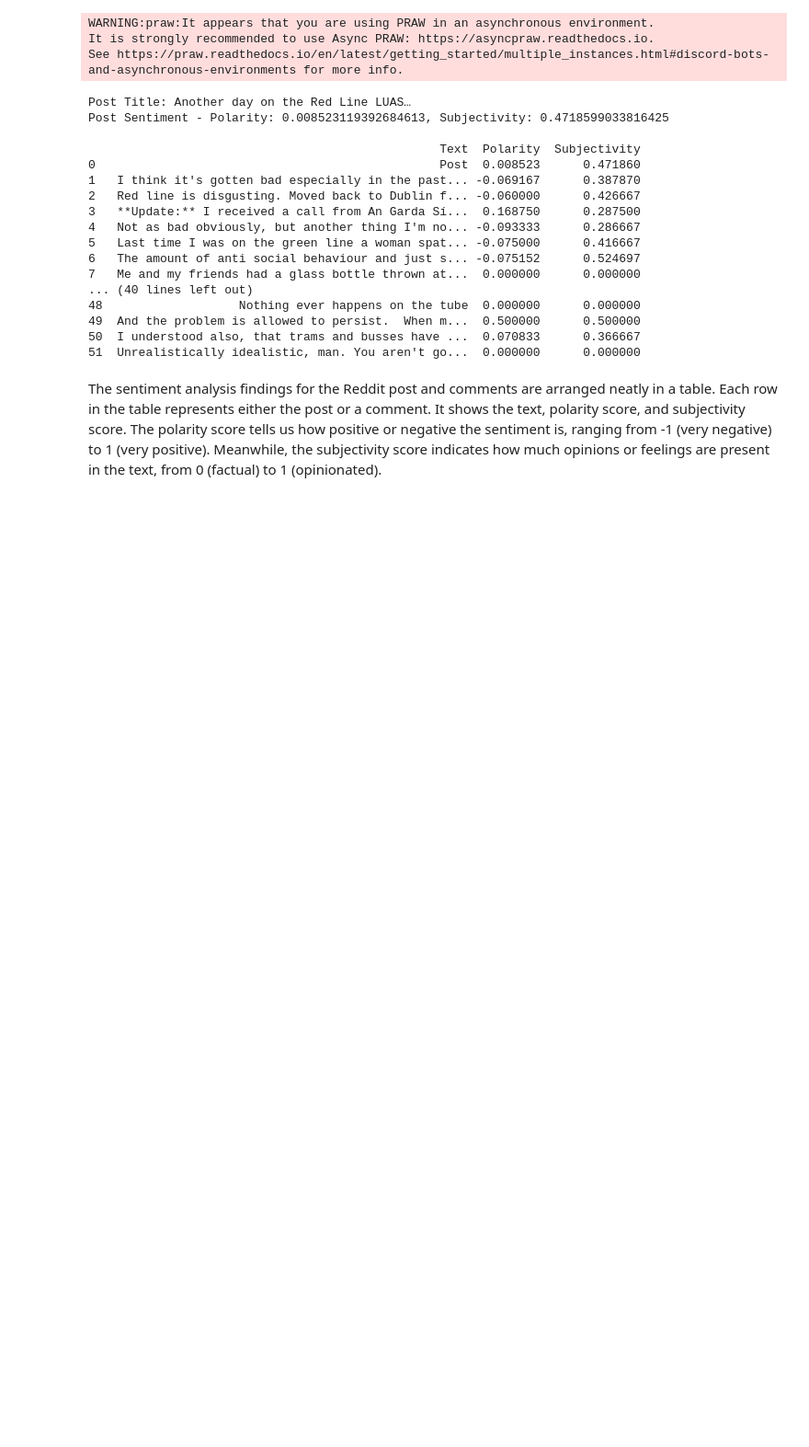
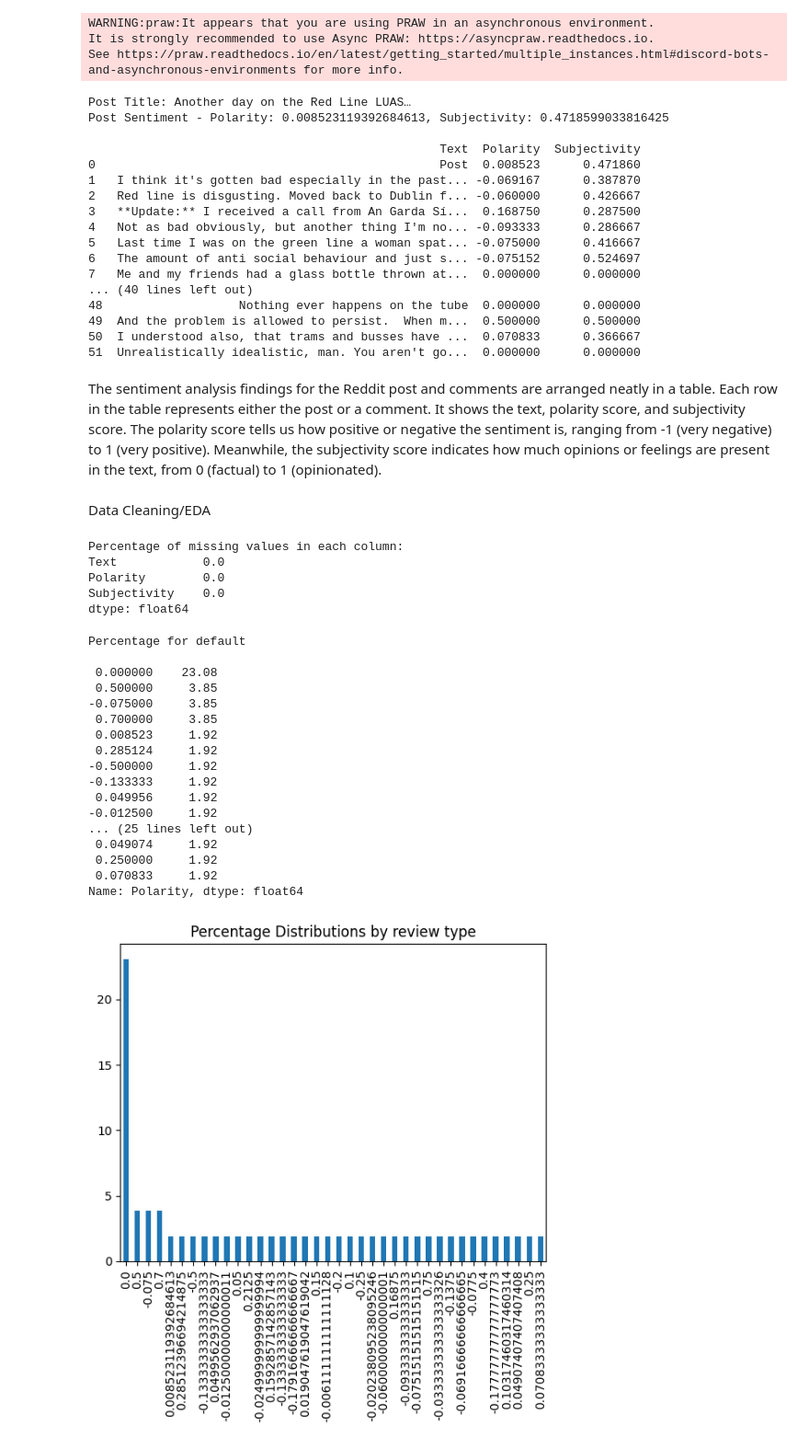
Before and after one commit to salahagnir/CA, a Jupyter notebook: ML_CA2.ipynb, the cells around one changed output. Shown at 92% size. Cells and saved outputs as stored; diff of their text form; code cells hidden in the pictures; blank space fills up the shorter version.

```diff
--- a/ML_CA2.ipynb
+++ b/ML_CA2.ipynb
@@ -571,3 +579,45 @@ Post Sentiment - Polarity: 0.008523119392684613, Subjectivity: 0.471859903381642
 51  Unrealistically idealistic, man. You aren't go...  0.000000      0.000000
 # %% [markdown]
 The sentiment analysis findings for the Reddit post and comments are arranged neatly in a table. Each row in the table represents either the post or a comment. It shows the text, polarity score, and subjectivity score. The polarity score tells us how positive or negative the sentiment is, ranging from -1 (very negative) to 1 (very positive). Meanwhile, the subjectivity score indicates how much opinions or feelings are present in the text, from 0 (factual) to 1 (opinionated).
+# %% [markdown]
+Data Cleaning/EDA
+# %%
+# Calculate the percentage of missing values in each column
+missing_percentage = (df.isnull().sum() / len(df)) * 100
+
+print("Percentage of missing values in each column:")
+print(missing_percentage)
+# %% [output]
+Percentage of missing values in each column:
+Text            0.0
+Polarity        0.0
+Subjectivity    0.0
+dtype: float64
+# %%
+from ast import increment_lineno
+import matplotlib.pyplot as plt
+%matplotlib inline
+print('Percentage for default\n')
+print(round(df.Polarity.value_counts(normalize=True)*100,2))
+round(df.Polarity.value_counts(normalize=True)*100,2).plot(kind='bar')
+plt.title('Percentage Distributions by review type')
+plt.show()
+# %% [output]
+Percentage for default
+
+ 0.000000    23.08
+ 0.500000     3.85
+-0.075000     3.85
+ 0.700000     3.85
+ 0.008523     1.92
+ 0.285124     1.92
+-0.500000     1.92
+-0.133333     1.92
+ 0.049956     1.92
+-0.012500     1.92
+... (25 lines left out)
+ 0.049074     1.92
+ 0.250000     1.92
+ 0.070833     1.92
+Name: Polarity, dtype: float64
+[figure, added]
```
Also changed, not shown: parts of 22 cells of this notebook.
